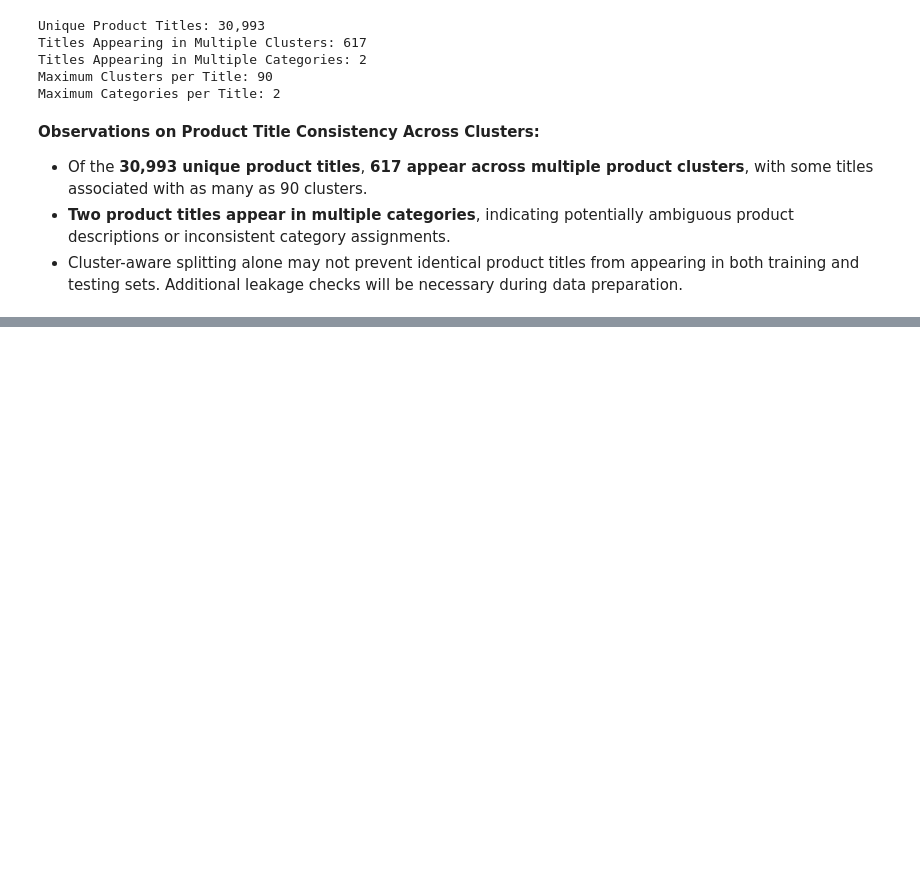
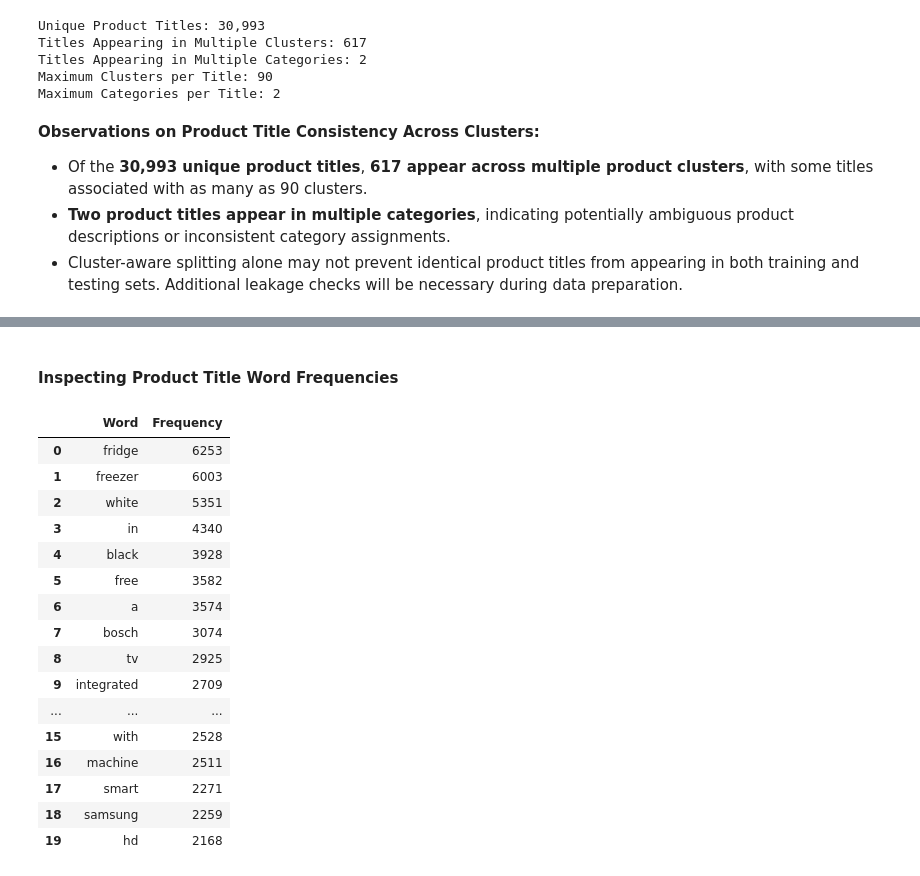
Before and after one commit to TejasMJ/Product-Taxonomy-Intelligence, a Jupyter notebook: notebooks/01_data_understanding.ipynb, the cells around one changed output, grey strips where cells are left out. Saved outputs shown, nothing was run; the diff lists cells and outputs as text; code cells hidden in the pictures; blank space fills up the shorter version.

```diff
--- a/notebooks/01_data_understanding.ipynb
+++ b/notebooks/01_data_understanding.ipynb
@@ -364,0 +508,39 @@ Maximum Categories per Title: 2
+# %% [markdown]
+#### Inspecting Product Title Word Frequencies
+# %%
+from collections import Counter
+
+# Combining all product titles into a single text corpus
+all_titles = " ".join(df["Product Title"].str.lower())
+
+# Extracting words using whitespace tokenization
+words = all_titles.split()
+
+# Counting word frequencies
+word_counts = Counter(words)
+
+# Displaying the 20 most frequent words
+top_words = pd.DataFrame(
+    word_counts.most_common(20),
+    columns=["Word", "Frequency"]
+)
+
+top_words
+# %% [output]
+|  | Word | Frequency |
+| 0 | fridge | 6253 |
+| 1 | freezer | 6003 |
+| 2 | white | 5351 |
+| 3 | in | 4340 |
+| 4 | black | 3928 |
+| 5 | free | 3582 |
+| 6 | a | 3574 |
+| 7 | bosch | 3074 |
+| 8 | tv | 2925 |
+| 9 | integrated | 2709 |
+| ... | ... | ... |
+| 15 | with | 2528 |
+| 16 | machine | 2511 |
+| 17 | smart | 2271 |
+| 18 | samsung | 2259 |
+| 19 | hd | 2168 |
```
Also changed, not shown: parts of 31 cells of this notebook.
